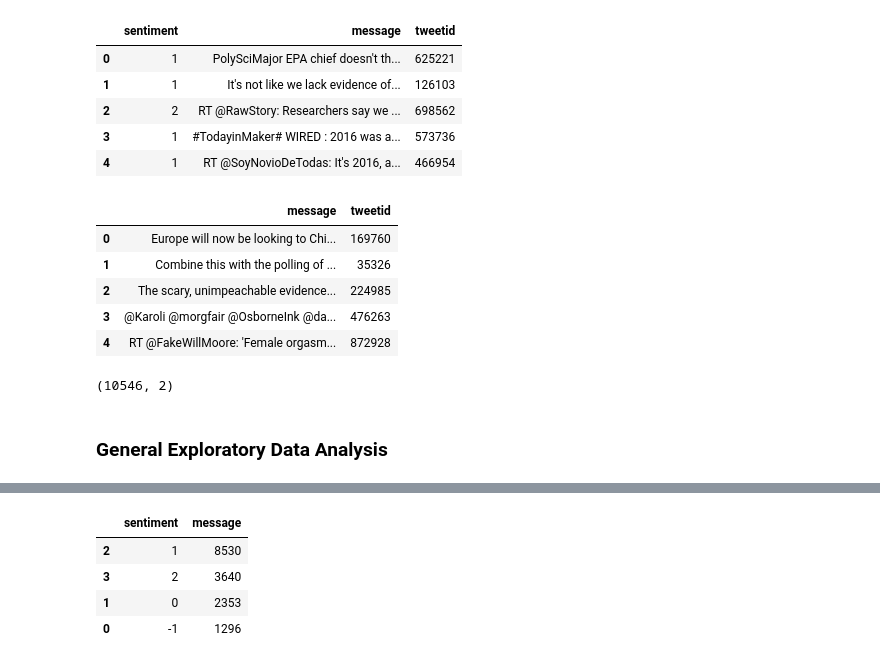
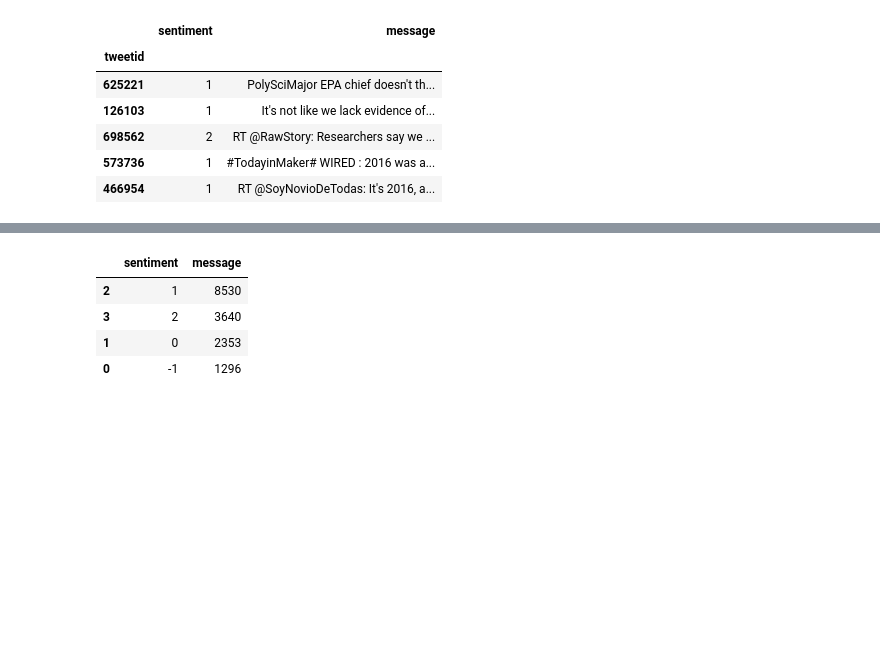
Before and after one commit to daniel-datasci/Climate-Change-Belief-Analysis-With-Twitter-Data, a Jupyter notebook: Climate Change Belief Analysis - 2201ACDS(TEAM NM4) Notebook.ipynb, the cells around one changed output, grey strips where cells are left out. Drawn from its saved outputs; the diff is of its cells as text; code cells hidden in the pictures; blank space fills up the shorter version.

Commit message:
The new notebook has been added with markdowns.
This will be used for comet and streamlit

```diff
--- a/ACT Team NM4.ipynb
+++ b/Climate Change Belief Analysis - 2201ACDS(TEAM NM4) Notebook.ipynb
@@ -89,25 +83,11 @@ True
 # %%
-df = pd.read_csv('train.csv') # Loading the train data
-df.head() # First 5 columns of the train data
+df = pd.read_csv('train.csv', index_col='tweetid')
+df.head()
 # %% [output]
-|  | sentiment | message | tweetid |
-| 0 | 1 | PolySciMajor EPA chief doesn't th... | 625221 |
-| 1 | 1 | It's not like we lack evidence of... | 126103 |
-| 2 | 2 | RT @RawStory: Researchers say we ... | 698562 |
-| 3 | 1 | #TodayinMaker# WIRED : 2016 was a... | 573736 |
-| 4 | 1 | RT @SoyNovioDeTodas: It's 2016, a... | 466954 |
+|  | sentiment | message |
+| tweetid |  |  |
+| 625221 | 1 | PolySciMajor EPA chief doesn't th... |
+| 126103 | 1 | It's not like we lack evidence of... |
+| 698562 | 2 | RT @RawStory: Researchers say we ... |
+| 573736 | 1 | #TodayinMaker# WIRED : 2016 was a... |
+| 466954 | 1 | RT @SoyNovioDeTodas: It's 2016, a... |
-# %%
-td = pd.read_csv('test_with_no_labels.csv') # Loading the test data
-td.head() # First 5 columns of the test data
-# %% [output]
-|  | message | tweetid |
-| 0 | Europe will now be looking to Chi... | 169760 |
-| 1 | Combine this with the polling of ... | 35326 |
-| 2 | The scary, unimpeachable evidence... | 224985 |
-| 3 | @Karoli @morgfair @OsborneInk @da... | 476263 |
-| 4 | RT @FakeWillMoore: 'Female orgasm... | 872928 |
-# %%
-td1 = td.copy()
-td1.shape
-# %% [output]
-(10546, 2)
@@ -116,2 +93,0 @@ df3 = df.copy()
-# %% [markdown]
-### General Exploratory Data Analysis
```
Also changed, not shown: parts of 102 cells of this notebook, 1 other file.
